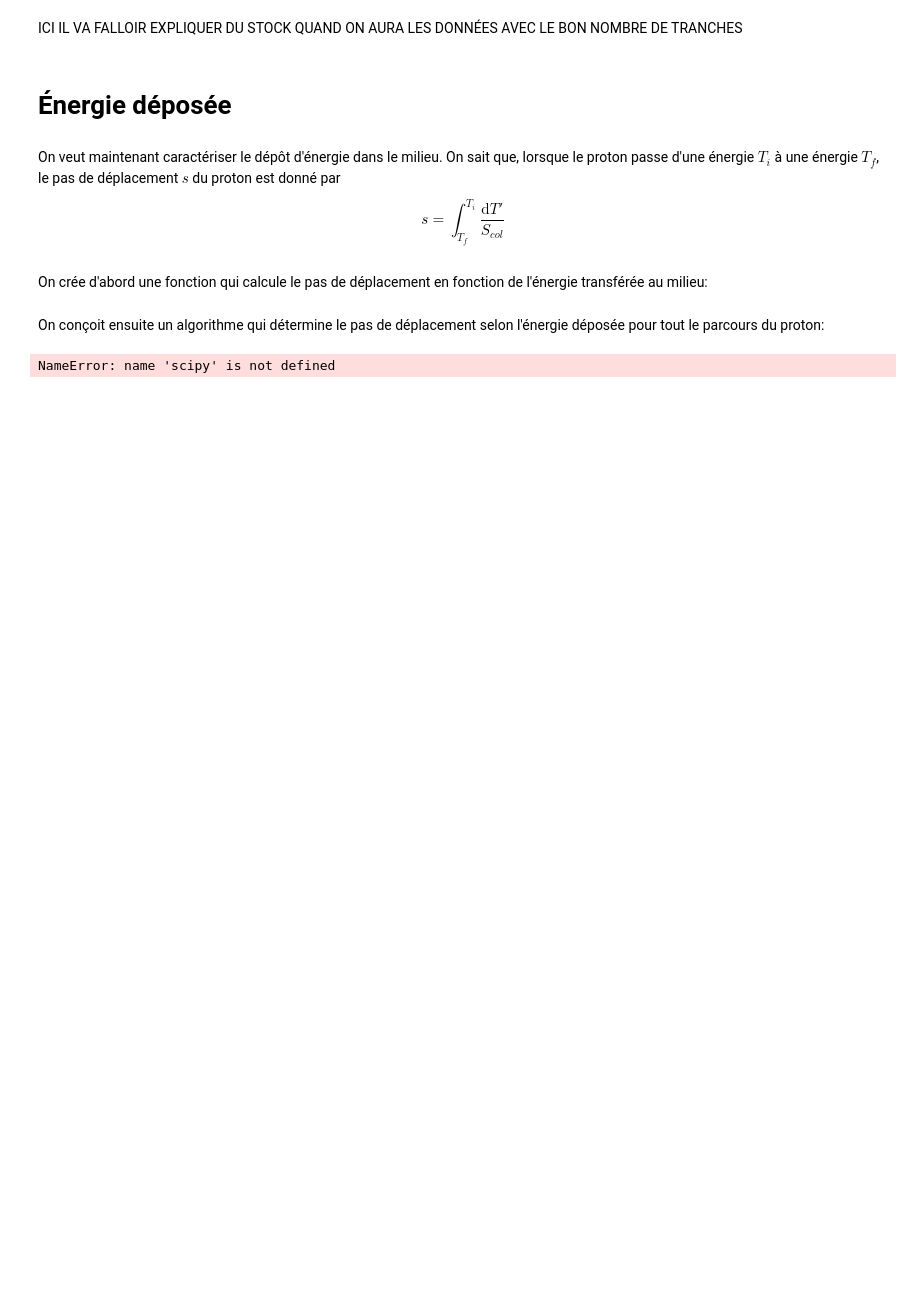
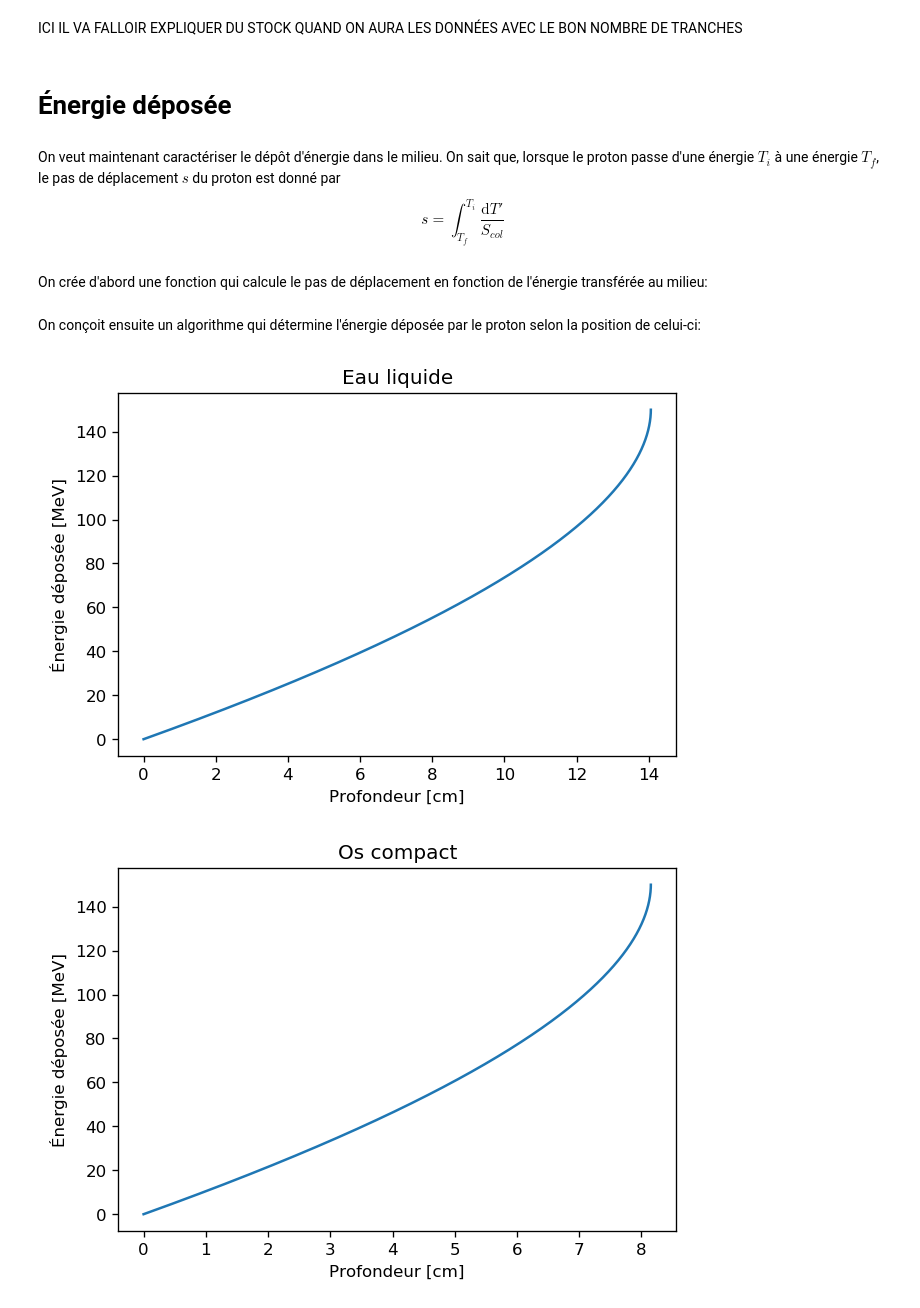
Before and after one commit to Jordan-Charest/PhysNum, a Jupyter notebook: TP1.ipynb, the cells around one changed output. Drawn from its saved outputs; the diff is of its cells as text; code cells hidden in the pictures; blank space fills up the shorter version.

Commit message:
energie_deposee

```diff
--- a/TP1.ipynb
+++ b/TP1.ipynb
@@ -404,16 +404,36 @@ On crée d'abord une fonction qui calcule le pas de déplacement en fonction de
 def pas(T_i, T_f, mil):
     def fonction(T):
          return inv_pouvoir_arret(T, mil)
-    scipy.integrate.quad(fonction, T_f, T_i)
+    return sp.integrate.quad(fonction, T_f, T_i)[0]
 # %% [markdown]
-On conçoit ensuite un algorithme qui détermine le pas de déplacement selon l'énergie déposée pour tout le parcours du proton:
+On conçoit ensuite un algorithme qui détermine l'énergie déposée par le proton selon la position de celui-ci:
-# %%
-def algo_s(T_i, n, mil):
-    s = []
-    for i in range(n):
-        s.append(pas(T_i - i*T_i/n, T_i-(i+1)*T_i/n, mil))
-    return s
-
-algo_s(150, 1000, "eau")
-# %% [output]
-NameError: name 'scipy' is not defined
+# %%
+def energie_deposee(T_i, T_f, mil, n):
+    s = []
+    T = np.linspace(T_f, T_i, n)
+    for i in range(n):
+        s.append(pas(T_i, T[n-i-1], mil) * 100)
+    return T, s
+
+# Eau liquide
+T_e, s_e = energie_deposee(150, 0, 'eau', 1000)
+
+plt.figure(dpi=120)
+plt.title("Eau liquide")
+plt.xlabel("Profondeur [cm]")
+plt.ylabel("Énergie déposée [MeV]")
+plt.plot(s_e, T_e)
+plt.show()
+
+# Os compact
+T_o, s_o = energie_deposee(150, 0, 'os', 1000)
+
+plt.figure(dpi=120)
+plt.title("Os compact")
+plt.xlabel("Profondeur [cm]")
+plt.ylabel("Énergie déposée [MeV]")
+plt.plot(s_o, T_o)
+plt.show()
+# %% [output]
+[figure, added]
+[figure, added]
```
Also changed, not shown: parts of 3 cells of this notebook.
